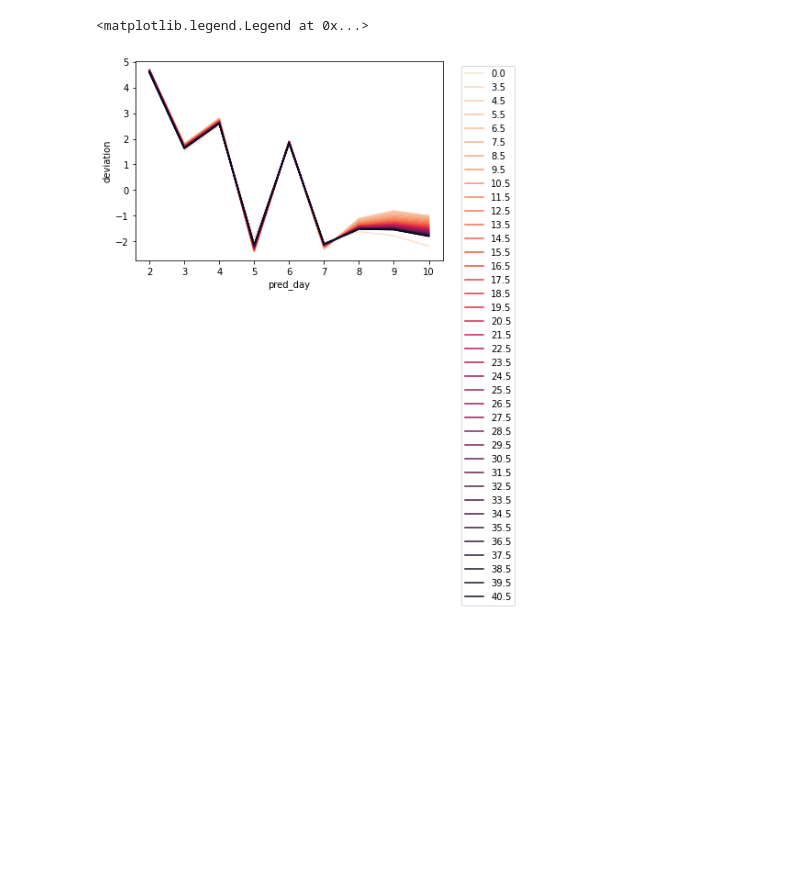
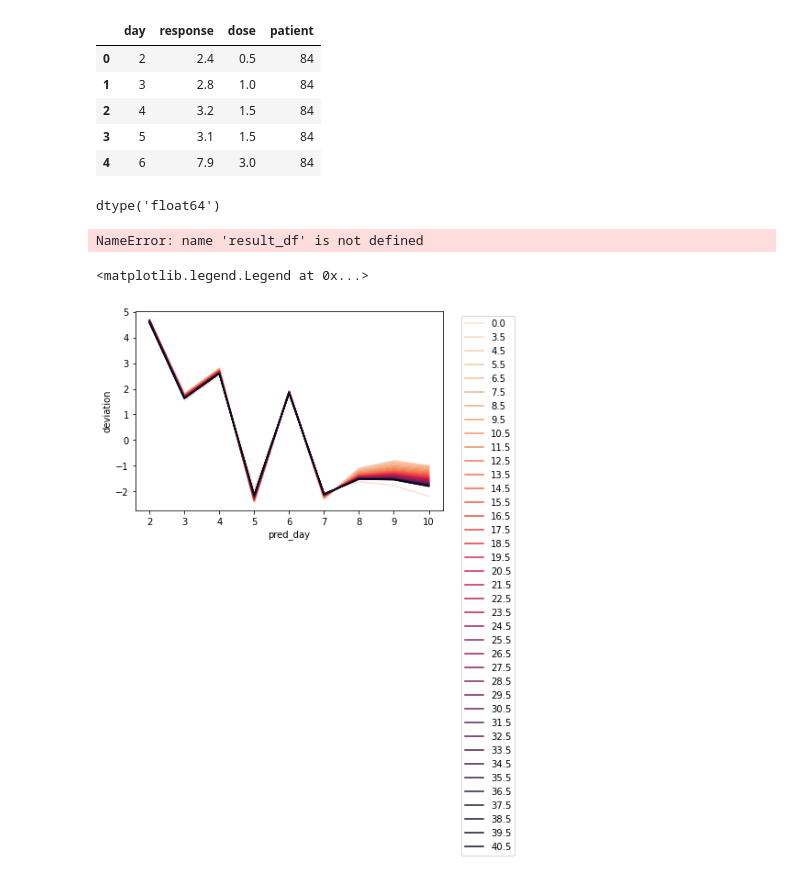
Before and after one commit to tshibei/retro_ped_liver_transplant, a Jupyter notebook: retro_PLT.ipynb, the cells around one changed output. Saved outputs shown, nothing was run; the diff lists cells and outputs as text; code cells hidden in the pictures; blank space fills up the shorter version.

```diff
--- a/retro_PLT.ipynb
+++ b/retro_PLT.ipynb
@@ -47,3 +66,21 @@ Wall time: 5min 37s
+# %%
+dat.head()
+# %% [output]
+|  | day | response | dose | patient |
+| 0 | 2 | 2.4 | 0.5 | 84 |
+| 1 | 3 | 2.8 | 1.0 | 84 |
+| 2 | 4 | 3.2 | 1.5 | 84 |
+| 3 | 5 | 3.1 | 1.5 | 84 |
+| 4 | 6 | 7.9 | 3.0 | 84 |
+# %%
+dat.dose.dtype
+# %% [output]
+dtype('float64')
+# %%
+dat = result_df.copy()
+dat.head()
+# %% [output]
+NameError: name 'result_df' is not defined
 # %%
 # How are the predictions different, between different half-lives, for each method compared to without tau?
 # Plot prediction vs prediction day, for each patient, colored by tau with different half-lives vs non-tau
```
Also changed, not shown: parts of 4 cells of this notebook, 21 other files.
